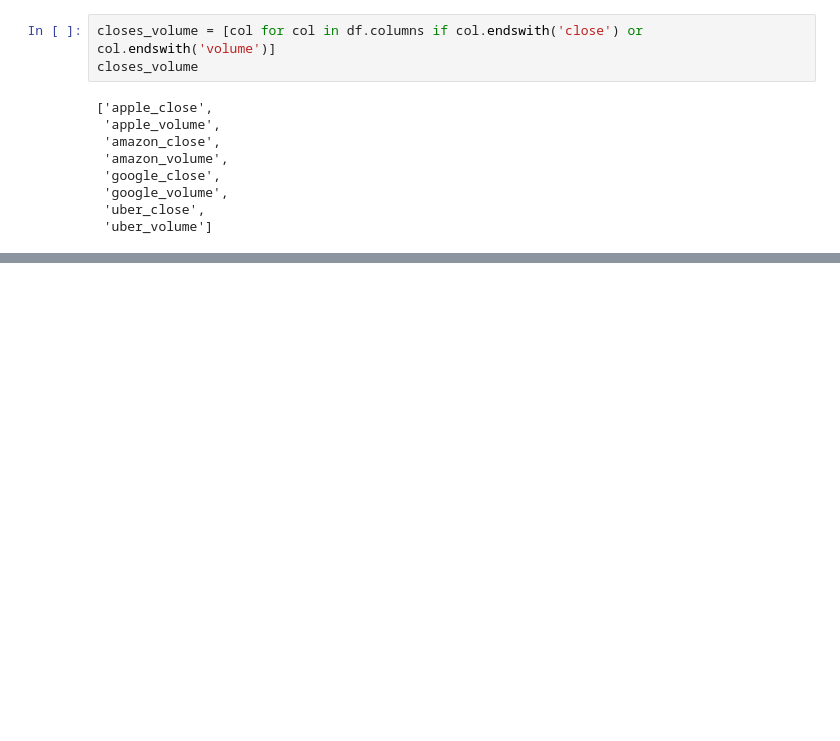
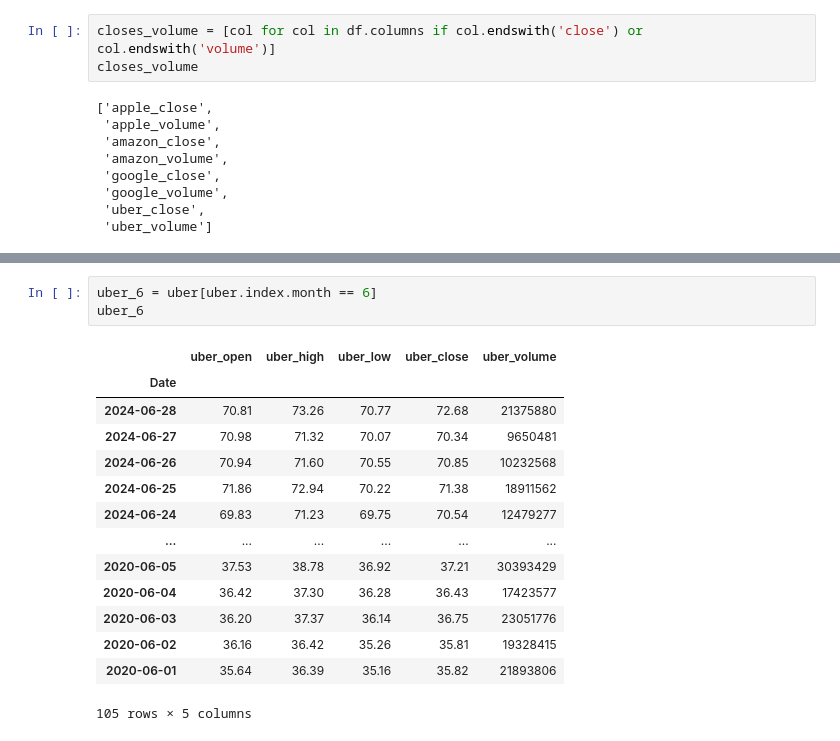
Before and after one commit to sebakrys/data-science-bootcamp-A-Z, a Jupyter notebook: 8_Joining_data.ipynb, the cells around one changed output, grey strips where cells are left out. Cells and saved outputs as stored; diff of their text form; blank space fills up the shorter version.

```diff
--- a/8_Joining_data.ipynb
+++ b/8_Joining_data.ipynb
@@ -147,0 +160,18 @@ df[closes_volume].corr()
+# %%
+uber_6 = uber[uber.index.month == 6]
+uber_6
+# %% [output]
+|  | uber_open | uber_high | uber_low | uber_close | uber_volume |
+| Date |  |  |  |  |  |
+| 2024-06-28 | 70.81 | 73.26 | 70.77 | 72.68 | 21375880 |
+| 2024-06-27 | 70.98 | 71.32 | 70.07 | 70.34 | 9650481 |
+| 2024-06-26 | 70.94 | 71.60 | 70.55 | 70.85 | 10232568 |
+| 2024-06-25 | 71.86 | 72.94 | 70.22 | 71.38 | 18911562 |
+| 2024-06-24 | 69.83 | 71.23 | 69.75 | 70.54 | 12479277 |
+| ... | ... | ... | ... | ... | ... |
+| 2020-06-05 | 37.53 | 38.78 | 36.92 | 37.21 | 30393429 |
+| 2020-06-04 | 36.42 | 37.30 | 36.28 | 36.43 | 17423577 |
+| 2020-06-03 | 36.20 | 37.37 | 36.14 | 36.75 | 23051776 |
+| 2020-06-02 | 36.16 | 36.42 | 35.26 | 35.81 | 19328415 |
+| 2020-06-01 | 35.64 | 36.39 | 35.16 | 35.82 | 21893806 |
+105 rows × 5 columns
```
Also changed, not shown: parts of 4 cells of this notebook.
